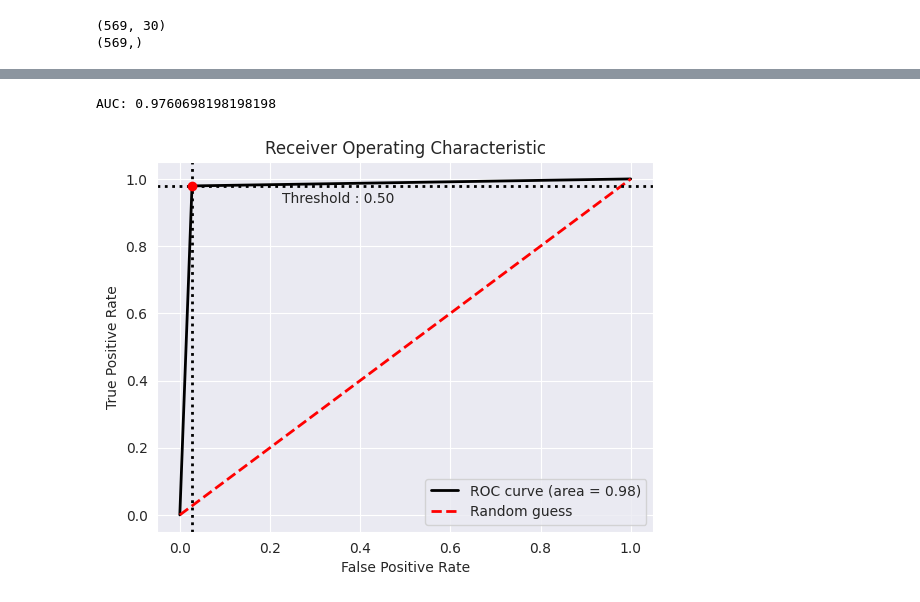
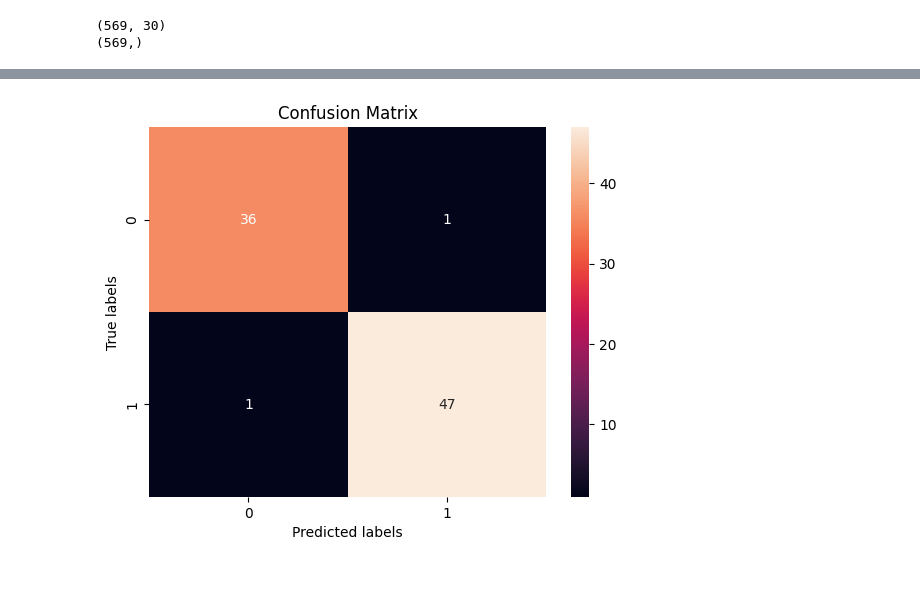
Before and after one commit to ML4SCI/DeepLearnHackathon, a Jupyter notebook: HiggsBosonClassificationChallenge/higgs_classification.ipynb, the cells around one changed output, grey strips where cells are left out. Saved outputs shown, nothing was run; the diff lists cells and outputs as text; code cells hidden in the pictures.

```diff
--- a/HiggsBosonClassificationChallenge/higgs_classification.ipynb
+++ b/HiggsBosonClassificationChallenge/higgs_classification.ipynb
@@ -409,2 +374,3 @@ Epoch [20/20], Train Loss: 0.0104, Train Metric: 0.9950, Val Loss: 0.0109, Val M
 # %%
-predictions = model_nn(test_loader.dataset.X).argmax(dim=1)
+probas = model_nn(test_loader.dataset.X).detach()
+predictions = probas.argmax(dim=1)
@@ -423,7 +377,12 @@ plt.show()
-# %%
-_,_,_,auc = bc_nn.plot_roc_curve()
-print("AUC:", auc)
-plt.show()
-# %% [output]
-AUC: 0.9760698198198198
-[figure, removed]
+# %%
+from sklearn.metrics import confusion_matrix
+import seaborn as sns
+
+cm = confusion_matrix(test_loader.dataset.y, predictions)
+sns.heatmap(cm, annot=True)
+plt.xlabel('Predicted labels')
+plt.ylabel('True labels')
+plt.title('Confusion Matrix')
+plt.show()
+# %% [output]
+[figure, added]
```
Also changed, not shown: parts of 16 cells of this notebook.
